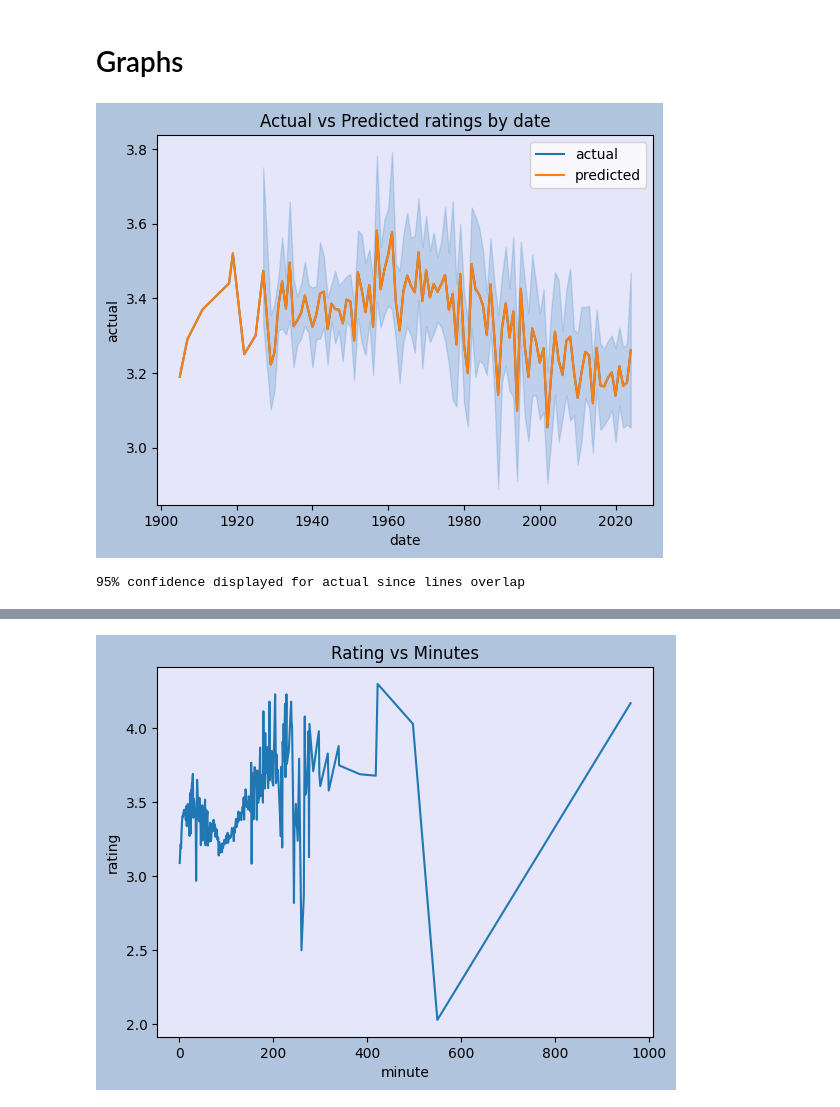
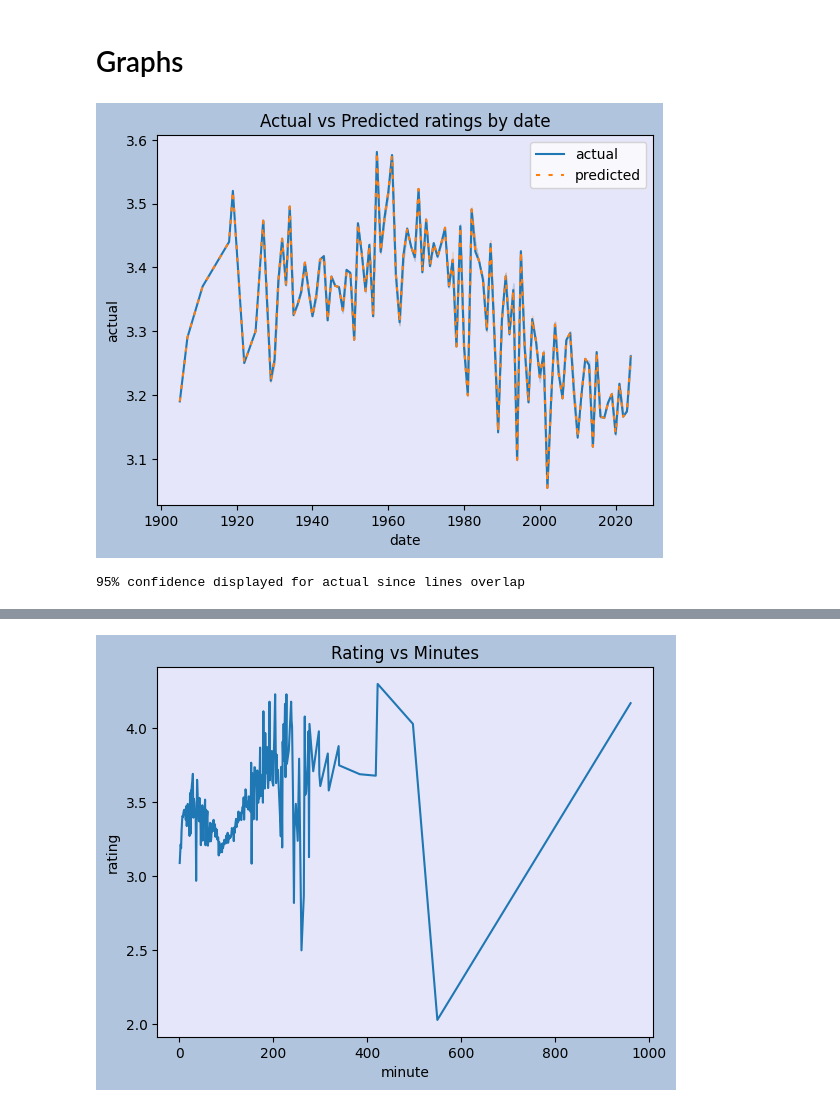
Before and after one commit to cstillma/MovieMining, a Jupyter notebook: Deliverables - Raw/Trend analysis, precursory work, Graphs.ipynb, the cells around one changed output, grey strips where cells are left out. Saved outputs shown, nothing was run; the diff lists cells and outputs as text; code cells hidden in the pictures.

```diff
--- a/Deliverables - Raw/Trend analysis, precursory work, Graphs.ipynb
+++ b/Deliverables - Raw/Trend analysis, precursory work, Graphs.ipynb
@@ -91,16 +91,16 @@ def lift(actual, predicted):
 # %%
 import seaborn as sns
 import matplotlib.pyplot as plt
 plt.figure(facecolor='lightsteelblue')
 ax = plt.axes()
 ax.set_facecolor('lavender')
-sns.lineplot(data =df_test, x = 'date', y ='actual', label = 'actual')
-sns.lineplot(data =df_test, x = 'date', y ='predictions_linear', label = 'predicted', errorbar=('ci', 0))
+sns.lineplot(data =df_test, x = 'date', y ='actual', label = 'actual', errorbar=('ci', 0))
+sns.lineplot(data =df_test, x = 'date', y ='predictions_linear', label = 'predicted', errorbar=('ci', 0), dashes=[2,4])
 plt.title("Actual vs Predicted ratings by date")
 plt.show()
 print("95% confidence displayed for actual since lines overlap")
 # %% [output]
-[figure, old version]
+[figure, new version]
 95% confidence displayed for actual since lines overlap
 # %%
 plt.figure(facecolor='lightsteelblue')
```
Also changed, not shown: parts of 1 cell of this notebook.
